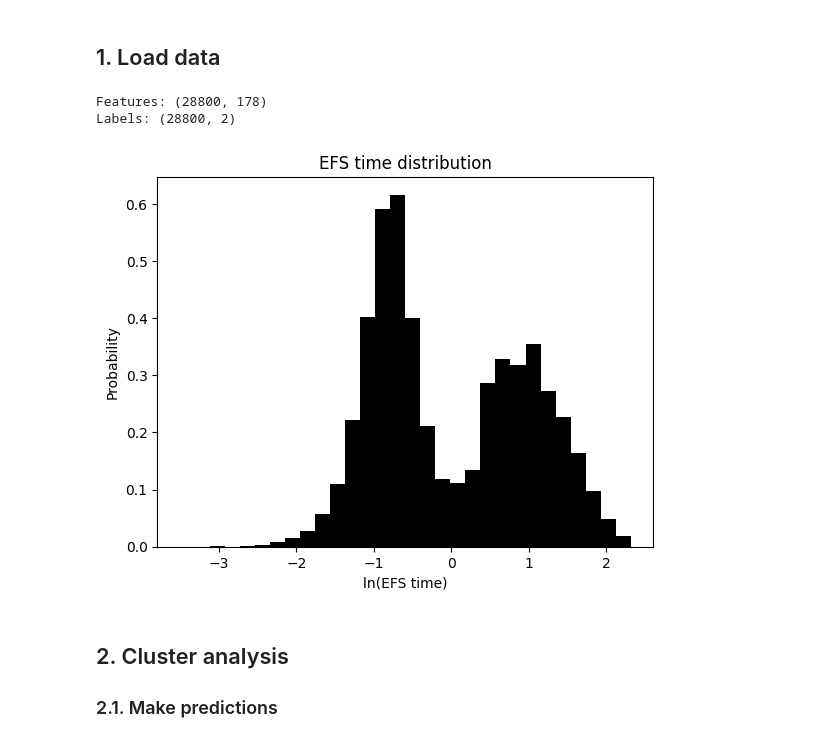
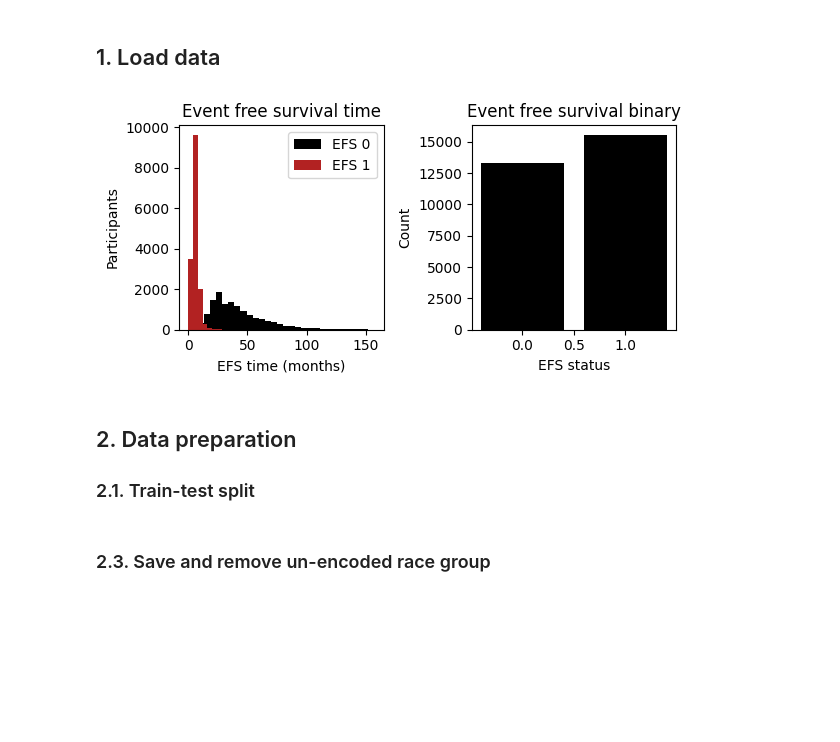
Before and after one commit to gperdrizet/HSCT_survival, a Jupyter notebook: notebooks/02.2-feature_engineering_clustering.ipynb, the cells around one changed output. Saved outputs shown, nothing was run; the diff lists cells and outputs as text; code cells hidden in the pictures; blank space fills up the shorter version.

Commit message:
Worked on neural net classifier.

```diff
--- a/notebooks/02.2-feature_engineering_clustering.ipynb
+++ b/notebooks/02.2-feature_engineering_clustering.ipynb
@@ -3,38 +3,57 @@
 
 ## Notebook set-up
 # %%
+import pickle
+import numpy as np
 import pandas as pd
 import matplotlib.pyplot as plt
-from sklearn.cluster import KMeans
-from sklearn.linear_model import LinearRegression
+from sklearn.model_selection import train_test_split, ShuffleSplit, cross_val_score
+from sklearn.metrics import confusion_matrix, ConfusionMatrixDisplay, precision_score, recall_score
+from sklearn.ensemble import GradientBoostingClassifier
+from sklearn.preprocessing import power_transform
 
 import configuration as config
 
-training_features_df_file=f'{config.DATA_PATH}/processed/02.1-scaled_encoded_training_features_df.parquet'
-training_labels_df_file=f'{config.DATA_PATH}/processed/02.1-scaled_encoded_training_labels_df.parquet'
+pd.set_option('display.max_rows', 500)
+
+data_df_file=f'{config.DATA_PATH}/processed/02.1-no-multicollinearity_encoded_all_imputed_data_df.parquet'
+feature_types_dict_file=f'{config.DATA_PATH}/processed/01.1-feature_type_dict.pkl'
+retrain_tree=True
 # %% [markdown]
 ## 1. Load data
-# %%
-# Load the datasets
-features_df=pd.read_parquet(training_features_df_file)
-labels_df=pd.read_parquet(training_labels_df_file)
-
-# Remove id column from training features
-features_df.drop('ID', axis=1, inplace=True)
-
-print(f'Features: {features_df.shape}')
-print(f'Labels: {labels_df.shape}')
-
-plt.title('EFS time distribution')
-plt.hist(labels_df['efs_time'], density=True, bins=30, color='black')
-plt.xlabel('ln(EFS time)')
-plt.ylabel('Probability')
-plt.show()
-# %% [output]
-Features: (28800, 178)
-Labels: (28800, 2)
-[figure, removed]
+# %%
+# Load the dataset
+data_df=pd.read_parquet(data_df_file)
+
+# Load feature definitions
+with open(feature_types_dict_file, 'rb') as input_file:
+    feature_types_dict=pickle.load(input_file)
+
+# Take a quick look
+efs_neg_df=data_df[data_df['efs'] == 0]
+efs_pos_df=data_df[data_df['efs'] == 1]
+
+# Set-up a 1x2 figure
+fig, axs=plt.subplots(1,2, figsize=(6,3))
+axs=axs.flatten()
+
+axs[0].set_title('Event free survival time')
+axs[0].hist(efs_neg_df['efs_time'], bins=30, color='black', label='EFS 0')
+axs[0].hist(efs_pos_df['efs_time'], bins=30, color='firebrick', label='EFS 1')
+axs[0].set_xlabel('EFS time (months)')
+axs[0].set_ylabel('Participants')
+axs[0].legend(loc='upper right')
+
+axs[1].set_title('Event free survival binary')
+axs[1].bar(data_df['efs'].value_counts().index, data_df['efs'].value_counts(), color='black')
+axs[1].set_xlabel('EFS status')
+axs[1].set_ylabel('Count')
+
+plt.tight_layout()
+plt.show()
+# %% [output]
+[figure, added]
 # %% [markdown]
-## 2. Cluster analysis
+## 2. Data preparation
 
-### 2.1. Make predictions
+### 2.1. Train-test split
@@ -52,0 +65,2 @@ predictions_df=pd.DataFrame.from_dict({
+# %% [markdown]
+### 2.3. Save and remove un-encoded race group
```
Also changed, not shown: parts of 27 cells of this notebook.
